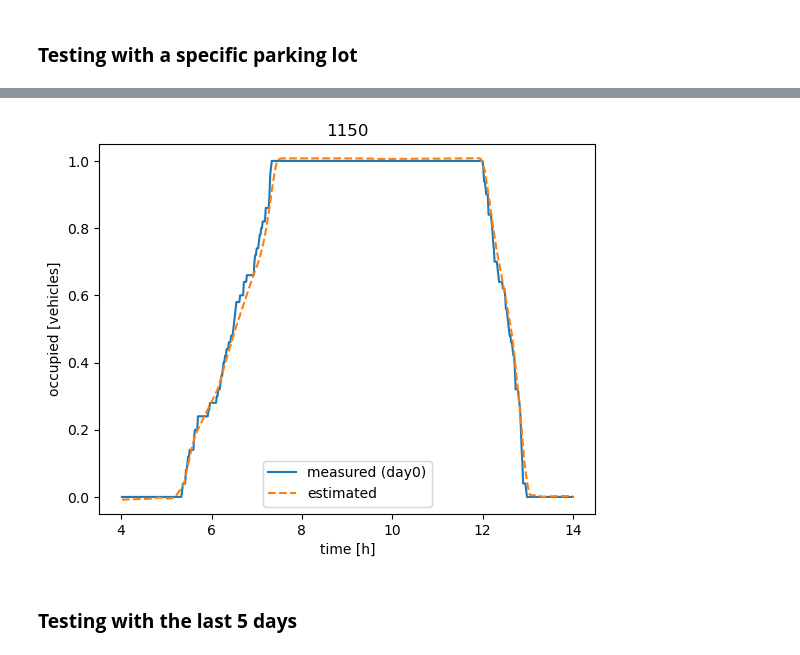
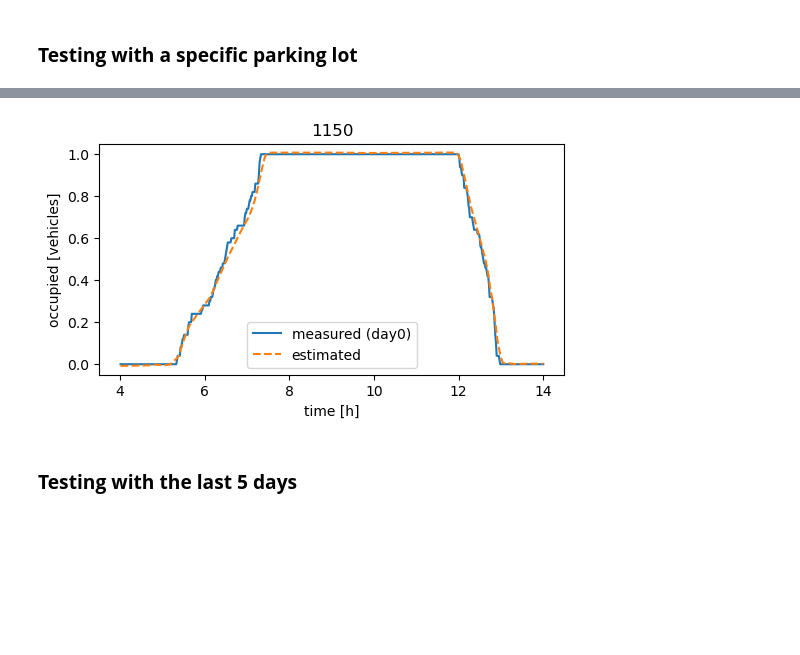
Before and after one commit to alelevente/sumo_sec, a Jupyter notebook: 03_src/04_baseline_nn.ipynb, the cells around one changed output, grey strips where cells are left out. Cells and saved outputs as stored; diff of their text form; code cells hidden in the pictures; blank space fills up the shorter version.

Commit message:
resized figures

```diff
--- a/03_src/04_baseline_nn.ipynb
+++ b/03_src/04_baseline_nn.ipynb
@@ -186,16 +187,17 @@ output = utils.de_standardize(output, MEAN, STD)
 # %%
+plt.figure(figsize=[6,3])
 p_lot = nominals[nominals["ids"] == PARKING_ID]
 p_lot_occup = p_lot.groupby("timestamp")["percentage"].mean()
 plt.plot(p_lot_occup.index/(60*60), p_lot_occup, label="measured (day0)")
 plt.plot(p_lot_occup.index/(60*60), output, "--", label="estimated")
 plt.xlabel("time [h]")
 plt.ylabel("occupied [vehicles]")
 plt.legend()
 plt.title(PARKING_ID)
 plt.ylim(-.05, 1.05)
 plt.show()
 # %% [output]
-[figure, old version]
+[figure, new version]
 # %% [markdown]
 ### **Testing with the last 5 days**
 # %%
```
Also changed, not shown: parts of 1 cell of this notebook, 3 other files.
